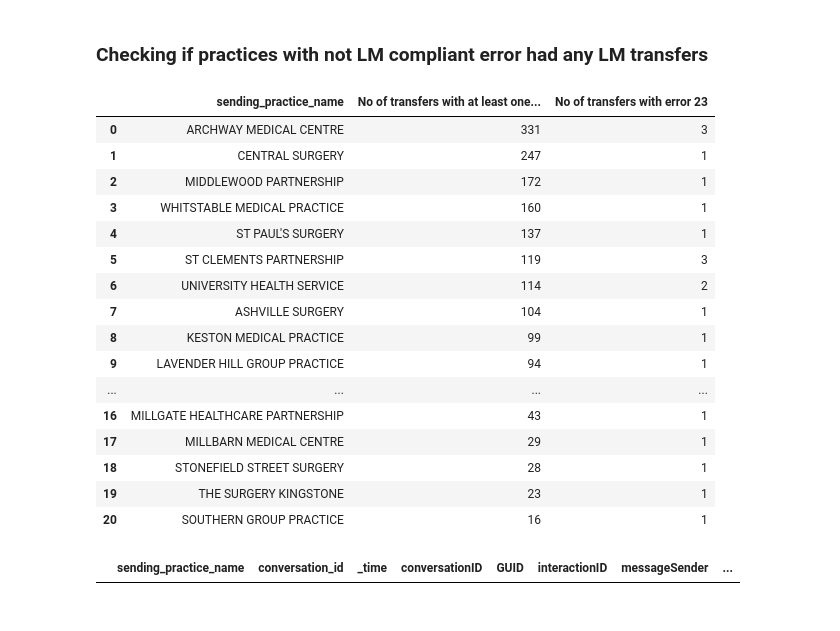
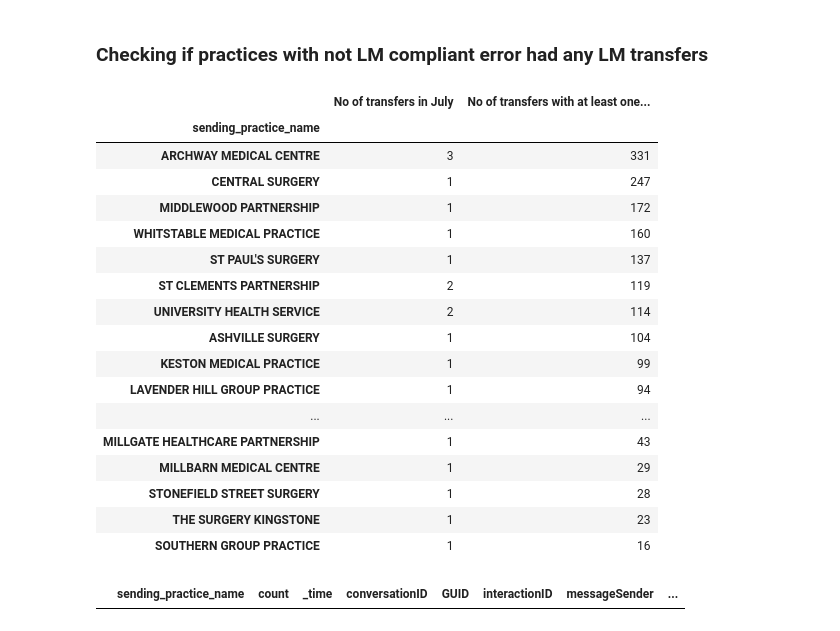
Before and after one commit to nhsconnect/prm-gp2gp-data-sandbox, a Jupyter notebook: notebooks/65-PRMT-2333-compare-EMIS-EMIS-not-LM-compliant-July-August.ipynb, the cells around one changed output. Saved outputs shown, nothing was run; the diff lists cells and outputs as text; code cells hidden in the pictures.

```diff
--- a/notebooks/65-PRMT-2333-compare-EMIS-EMIS-not-LM-compliant-July-August.ipynb
+++ b/notebooks/65-PRMT-2333-compare-EMIS-EMIS-not-LM-compliant-July-August.ipynb
@@ -36,7 +36,7 @@ asid_lookup_input_files = [asid_lookup_file_location + f for f in asid_lookup_fi
 asid_lookup = pd.concat((
     pd.read_csv(f)
     for f in asid_lookup_input_files
-)).drop_duplicates()
+)).drop_duplicates().groupby("ASID").last().reset_index()
 lookup = asid_lookup[["ASID", "NACS","OrgName"]]
 
 transfers = transfers.merge(lookup, left_on='requesting_practice_asid',right_on='ASID',how='left')
@@ -72,6 +79,6 @@ grouped_emis_transfers_with_error_23
 july_bool = emis_transfers_with_error_23["date_requested"] < datetime(2021, 8, 1)
 july_emis_transfers_with_error_23 = emis_transfers_with_error_23[july_bool]
 
-grouped_july_emis_transfers_with_error_23=july_emis_transfers_with_error_23.groupby(by='sending_practice_name').agg({'conversation_id': 'count'}).sort_values(by='conversation_id', ascending=False).reset_index()
+grouped_july_emis_transfers_with_error_23=july_emis_transfers_with_error_23.groupby('sending_practice_name').size().to_frame("count").sort_values("count", ascending=False)
 grouped_july_emis_transfers_with_error_23
 # %% [output]
@@ -108,4 +115,4 @@ sample_conversations_in_august.head()
 # %%
-grouped_august_emis_transfers_with_error_23=august_emis_transfers_with_error_23.groupby(by='sending_practice_name').agg({'conversation_id': 'count'}).sort_values(by='conversation_id', ascending=False).reset_index()
+grouped_august_emis_transfers_with_error_23=august_emis_transfers_with_error_23.groupby('sending_practice_name').size().to_frame("count").sort_values("count", ascending=False)
 grouped_august_emis_transfers_with_error_23
 # %% [output]
@@ -126,5 +134,6 @@ grouped_august_emis_transfers_with_error_23
 #### Practices that had error code 23 in both July and August as senders
 # %%
 practices_with_error_23_july_and_august = grouped_july_emis_transfers_with_error_23.merge(grouped_august_emis_transfers_with_error_23, how='inner', on='sending_practice_name')
-practices_with_error_23_july_and_august.rename({'conversation_id_x': 'No of transfers in July', 'conversation_id_y': 'No of transfers in August'}, axis=1)
+practices_with_error_23_july_and_august = practices_with_error_23_july_and_august.rename({'count_x': 'No of transfers in July', 'count_y': 'No of transfers in August'}, axis=1)
+practices_with_error_23_july_and_august
 # %% [output]
@@ -323,34 +337,38 @@ gp2gp_messages = gp2gp_messages.rename({'ASID': 'sending_supplier_asid', 'NACS':
 is_copc = gp2gp_messages["interactionID"] == "urn:nhs:names:services:gp2gp/COPC_IN000001UK01"
 gp2gp_copc_messages = gp2gp_messages[is_copc]
 # %%
-copc_messages_from_practices_with_error_23 = gp2gp_copc_messages.merge(practices_with_error_23_july_and_august, how="inner", on="sending_practice_name")
-grouped_copc_messages_from_practices_with_error_23 = copc_messages_from_practices_with_error_23.groupby("sending_practice_name").agg({'conversationID': lambda x: x.nunique()}).sort_values(by='conversationID', ascending=False).reset_index()
-practices_with_lm_error_and_copc_messages = grouped_copc_messages_from_practices_with_error_23.merge(practices_with_error_23_july_and_august[["sending_practice_name", "conversation_id_x"]], how="inner", on="sending_practice_name")
-practices_with_lm_error_and_copc_messages = practices_with_lm_error_and_copc_messages.rename({'conversationID': 'No of transfers with at least one COPC message', "conversation_id_x": "No of transfers with error 23"}, axis=1)
-practices_with_lm_error_and_copc_messages
+copc_conversations_per_practice = gp2gp_copc_messages[["conversationID", "sending_practice_name"]]\
+    .drop_duplicates().groupby("sending_practice_name").size()\
+    .to_frame("No of transfers with at least one COPC message")
+
+practices_with_error_23_july_and_august[["No of transfers in July"]]\
+    .merge(copc_conversations_per_practice, how="left", left_index=True, right_index=True)\
+    .sort_values(by="No of transfers with at least one COPC message", ascending=False)
+
 # Table contains COPC messages from July and transfers with error code 23 from July for practices that had transfers with error code 23 in July and August
 # %% [output]
-|  | sending_practice_name | No of transfers with at least one... | No of transfers with error 23 |
-| 0 | ARCHWAY MEDICAL CENTRE | 331 | 3 |
-| 1 | CENTRAL SURGERY | 247 | 1 |
-| 2 | MIDDLEWOOD PARTNERSHIP | 172 | 1 |
-| 3 | WHITSTABLE MEDICAL PRACTICE | 160 | 1 |
-| 4 | ST PAUL'S SURGERY | 137 | 1 |
-| 5 | ST CLEMENTS PARTNERSHIP | 119 | 3 |
-| 6 | UNIVERSITY HEALTH SERVICE | 114 | 2 |
-| 7 | ASHVILLE SURGERY | 104 | 1 |
-| 8 | KESTON MEDICAL PRACTICE | 99 | 1 |
-| 9 | LAVENDER HILL GROUP PRACTICE | 94 | 1 |
-| ... | ... | ... | ... |
-| 16 | MILLGATE HEALTHCARE PARTNERSHIP | 43 | 1 |
-| 17 | MILLBARN MEDICAL CENTRE | 29 | 1 |
-| 18 | STONEFIELD STREET SURGERY | 28 | 1 |
-| 19 | THE SURGERY KINGSTONE | 23 | 1 |
-| 20 | SOUTHERN GROUP PRACTICE | 16 | 1 |
+|  | No of transfers in July | No of transfers with at least one... |
+| sending_practice_name |  |  |
+| ARCHWAY MEDICAL CENTRE | 3 | 331 |
+| CENTRAL SURGERY | 1 | 247 |
+| MIDDLEWOOD PARTNERSHIP | 1 | 172 |
+| WHITSTABLE MEDICAL PRACTICE | 1 | 160 |
+| ST PAUL'S SURGERY | 1 | 137 |
+| ST CLEMENTS PARTNERSHIP | 2 | 119 |
+| UNIVERSITY HEALTH SERVICE | 2 | 114 |
+| ASHVILLE SURGERY | 1 | 104 |
+| KESTON MEDICAL PRACTICE | 1 | 99 |
+| LAVENDER HILL GROUP PRACTICE | 1 | 94 |
+| ... | ... | ... |
+| MILLGATE HEALTHCARE PARTNERSHIP | 1 | 43 |
+| MILLBARN MEDICAL CENTRE | 1 | 29 |
+| STONEFIELD STREET SURGERY | 1 | 28 |
+| THE SURGERY KINGSTONE | 1 | 23 |
+| SOUTHERN GROUP PRACTICE | 1 | 16 |
 # %%
 # Checking if there are any practices that had error code 23 and no COPC messages
 
 practices_with_lm_error_and_no_copc_messages = grouped_july_emis_transfers_with_error_23.merge(gp2gp_copc_messages, how="left", on="sending_practice_name").fillna("N/A")
 practices_with_lm_error_and_no_copc_messages[practices_with_lm_error_and_no_copc_messages["GUID"]=="N/A"]
 # %% [output]
-|  | sending_practice_name | conversation_id | _time | conversationID | GUID | interactionID | messageSender | ... |
+|  | sending_practice_name | count | _time | conversationID | GUID | interactionID | messageSender | ... |
```
Also changed, not shown: parts of 15 cells of this notebook.
